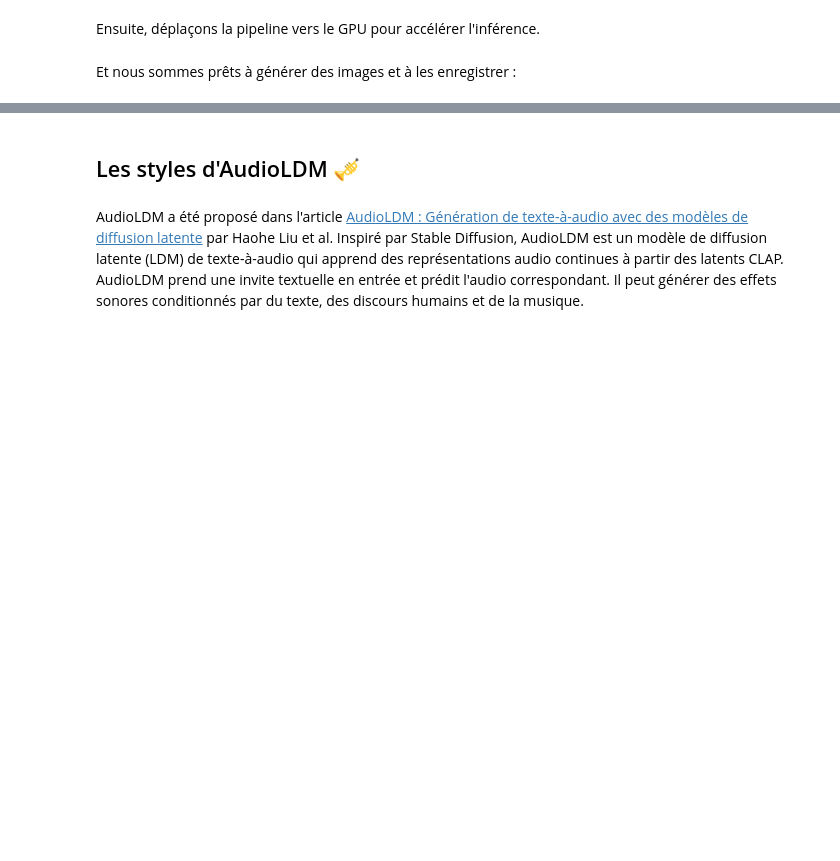
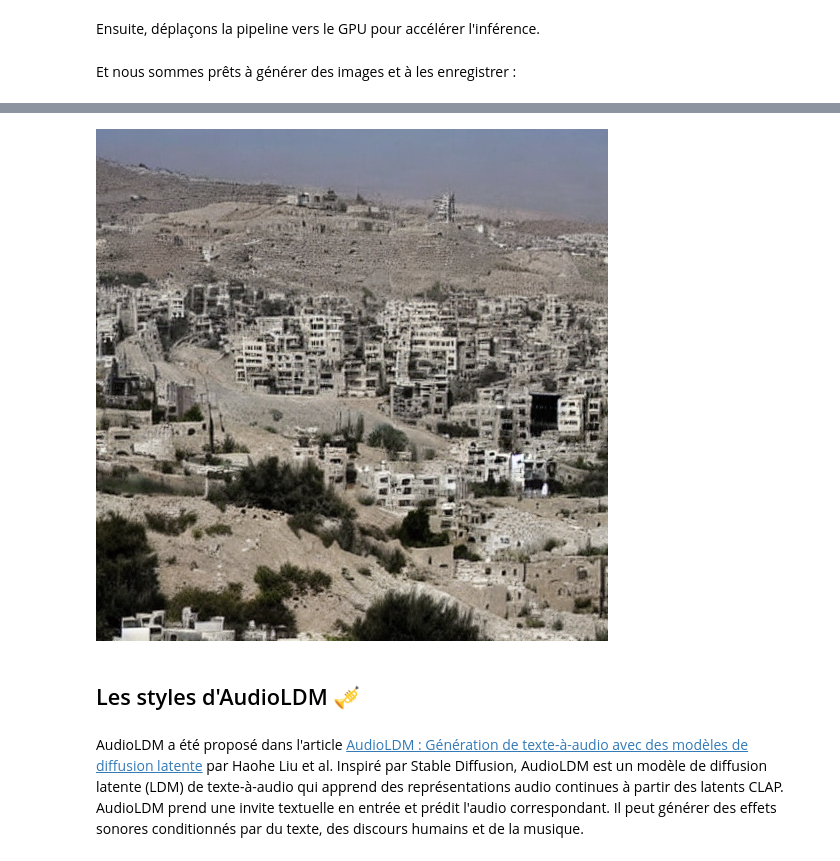
Before and after one commit to Abdelhakim-gh/GenAI_Fusion_Multimodale, a Jupyter notebook: Atelier_DM.ipynb, the cells around one changed output, grey strips where cells are left out. Saved outputs shown, nothing was run; the diff lists cells and outputs as text; code cells hidden in the pictures; blank space fills up the shorter version.

```diff
--- a/Atelier_DM.ipynb
+++ b/Atelier_DM.ipynb
@@ -117,3 +128,15 @@ image
+# %%
+prompt = "Un paysage sombre d'une ville palestinienne détruite par la guerre, avec des bâtiments en ruines, \
+et des enfants tenant des drapeaux palestiniens sous un coucher de soleil rougeoyant, symbolisant l'espoir au milieu de la destruction"
+image = pipe(prompt).images[0]  # image here is in [PIL format](https://pillow.readthedocs.io/en/stable/)
+
+# Now to display an image you can either save it such as:
+image.save(f"lake_image.png")
+
+# or if you're in a google colab you can directly display it with
+image
+# %% [output]
+[figure, added]
 # %% [markdown]
 ## Les styles d'AudioLDM 🎺
 # %% [markdown]
```
Also changed, not shown: parts of 7 cells of this notebook, 8 other files.
